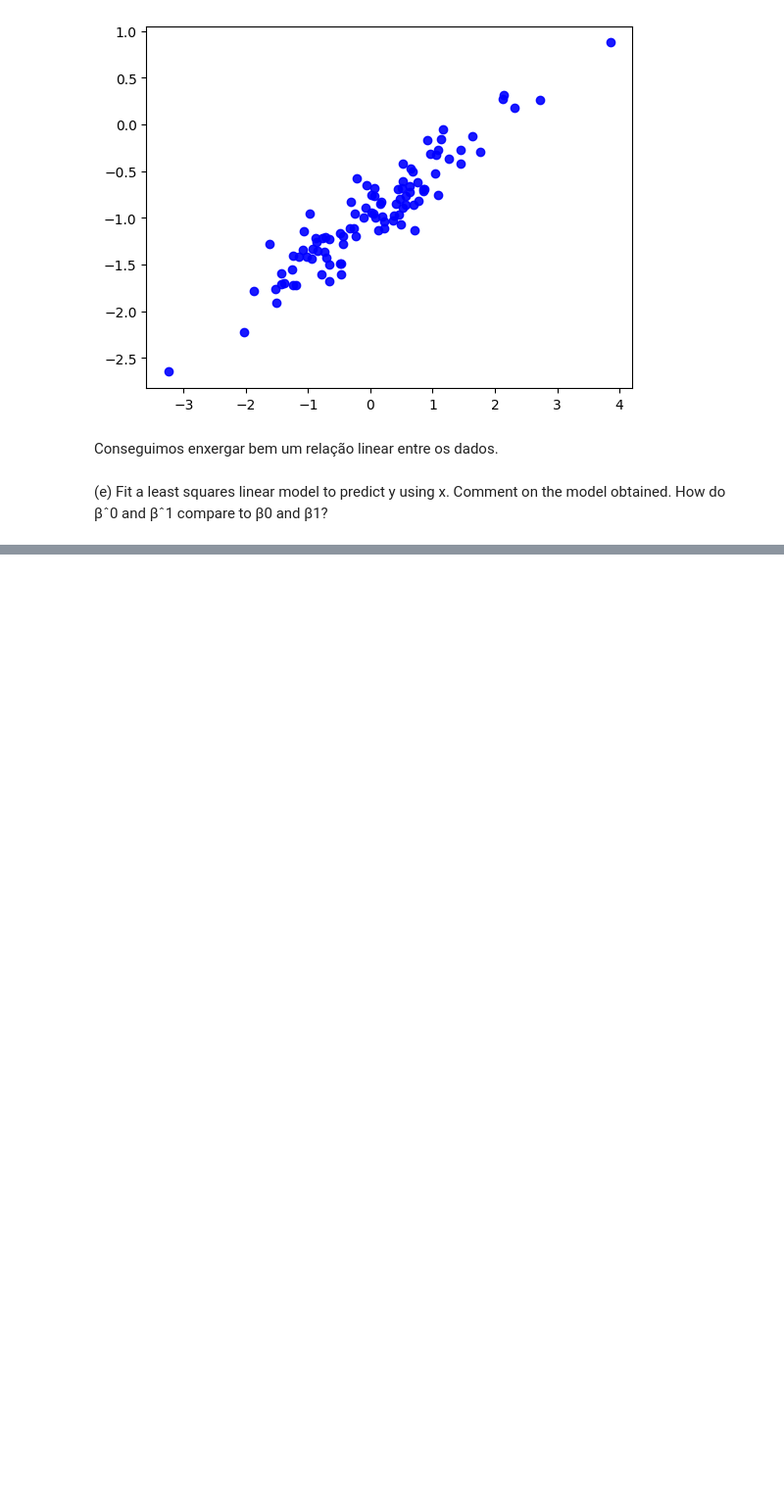
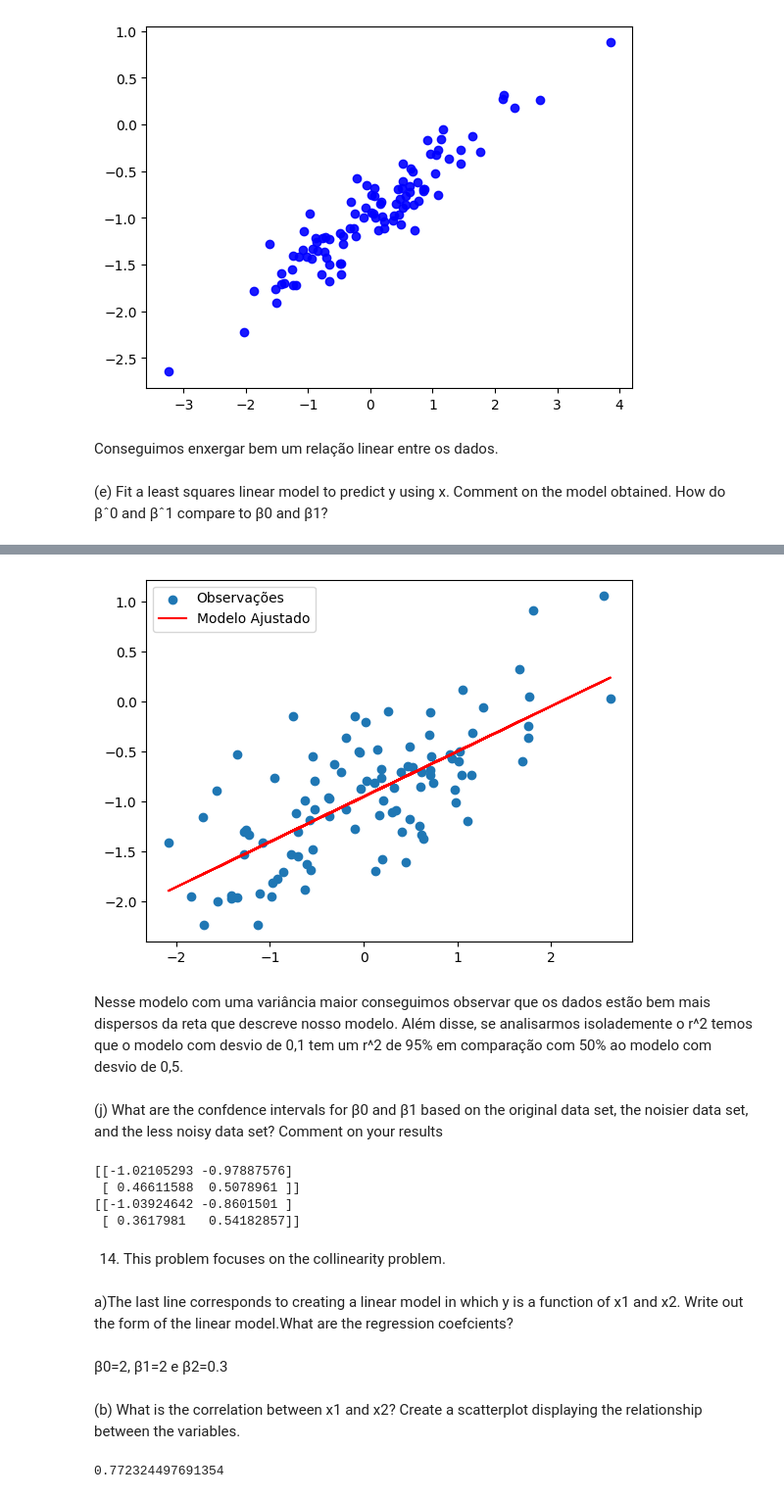
Before and after one commit to eduardamota/data-science-isl, a Jupyter notebook: 3-linear-regression/exercises-regressao-linear.ipynb, the cells around one changed output, grey strips where cells are left out. Shown at 98% size. Saved outputs shown, nothing was run; the diff lists cells and outputs as text; code cells hidden in the pictures; blank space fills up the shorter version.

```diff
--- a/3-linear-regression/exercises-regressao-linear.ipynb
+++ b/3-linear-regression/exercises-regressao-linear.ipynb
@@ -881,0 +981,7 @@ SyntaxError: incomplete input (371808397.py, line 3)
+# %%
+x = np.random.normal(0,1,100)
+eps = np.random.normal(0, 0.5, 100)
+y = -1 + 0.5 * x + eps
+# %%
+model2 = sm.OLS(y,sm.add_constant(x)).fit()
+print(model2.summary())
@@ -881,0 +1006,23 @@ SyntaxError: incomplete input (371808397.py, line 3)
+# %%
+intercept, slope = model2.params
+plt.scatter(x,y,label="Observações")
+plt.plot(x,slope*x + intercept, color = 'r', label = "Modelo Ajustado")
+plt.legend()
+plt.show()
+# %% [output]
+[figure, added]
+# %% [markdown]
+Nesse modelo com uma variância maior conseguimos observar que os dados estão bem mais dispersos da reta que descreve nosso modelo. Além disse, se analisarmos isolademente o r^2 temos que o modelo com desvio de 0,1 tem um r^2 de 95% em comparação com 50% ao modelo com desvio de 0,5.
+# %% [markdown]
+(j) What are the confdence intervals for β0 and β1 based on the original data set, the noisier data set, and the less noisy data
+set? Comment on your results
+# %%
+print(model.conf_int())
+print(model2.conf_int())
+# %% [output]
+[[-1.02105293 -0.97887576]
+ [ 0.46611588  0.5078961 ]]
+[[-1.03924642 -0.8601501 ]
+ [ 0.3617981   0.54182857]]
+# %% [markdown]
+14. This problem focuses on the collinearity problem.
@@ -881,0 +1034,11 @@ SyntaxError: incomplete input (371808397.py, line 3)
+# %% [markdown]
+a)The last line corresponds to creating a linear model in which y is a function of x1 and x2. Write out the form of the linear model.What are the regression coefcients?
+# %% [markdown]
+β0=2, β1=2 e β2=0.3
+# %% [markdown]
+(b) What is the correlation between x1 and x2? Create a scatterplot displaying the relationship between the variables.
+# %%
+correlation_coefficient = np.corrcoef(x1, x2)[0,1]
+correlation_coefficient
+# %% [output]
+0.772324497691354
```
Also changed, not shown: parts of 50 cells of this notebook.
